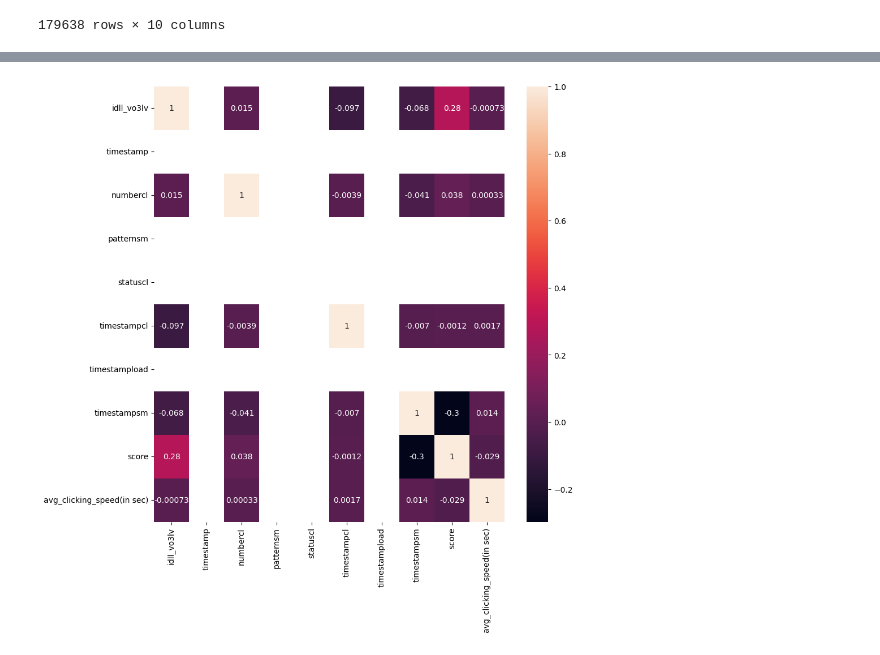
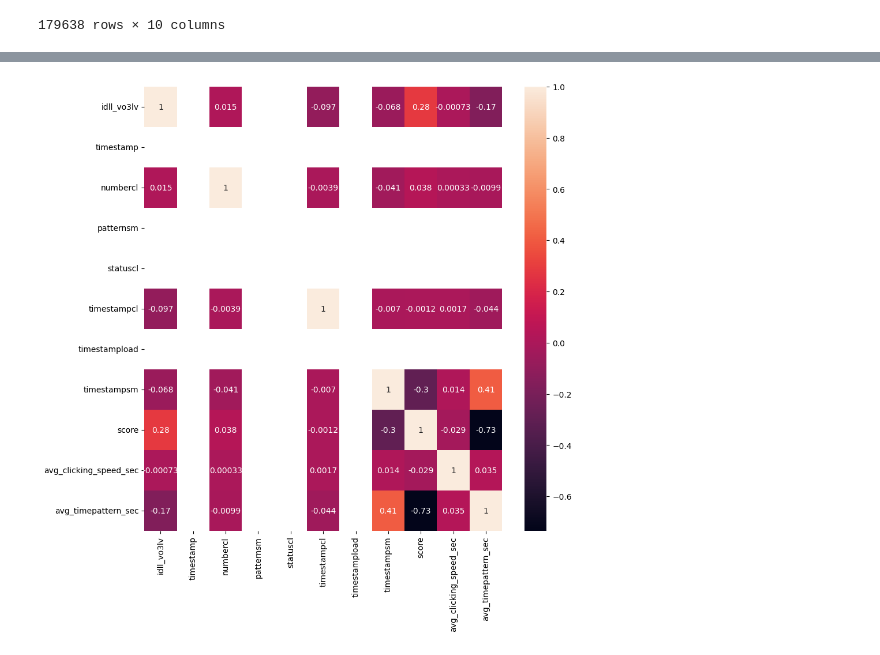
Before and after one commit to MarjoleinvdE/1-4-5, a Jupyter notebook: data/timestrat.ipynb, the cells around one changed output, grey strips where cells are left out. Cells and saved outputs as stored; diff of their text form; code cells hidden in the pictures.

```diff
--- a/data/timestrat.ipynb
+++ b/data/timestrat.ipynb
@@ -122,7 +122,7 @@ selected_columns
 # %%
 # Calculate the average clicking speed for each 'idll_vo3lv'
 avg_clicking_speed = selected_columns.groupby('idll_vo3lv')['time_diff_seconds'].mean().reset_index()
-avg_clicking_speed.rename(columns={'time_diff_seconds': 'avg_clicking_speed(in sec)'}, inplace=True)
+avg_clicking_speed.rename(columns={'time_diff_seconds': 'avg_clicking_speed_sec'}, inplace=True)
 # Display the average clicking speed for each 'idll_vo3lv'
 avg_clicking_speed
 # %% [output]
@@ -158,0 +175,7 @@ df1
+# %%
+# Assuming 'df1' contains your initial data
+average_timestampsm = df1.explode('timestampsm').groupby('idll_vo3lv')['timestampsm'].mean()
+average_timestampsm = pd.DataFrame(average_timestampsm).reset_index()
+# Assuming 'average_timestampsm' is your DataFrame
+average_timestampsm = average_timestampsm.rename(columns={'timestampsm': 'avg_timepattern'})
+average_timestampsm
@@ -158,0 +196,8 @@ df1
+# %%
+# Convert milliseconds to seconds in the 'timestampsm' column and create a new column 'avg_timepattern_sec'
+average_timestampsm['avg_timepattern_sec'] = average_timestampsm['avg_timepattern'] / 1000
+
+# Drop the original 'timestampsm' column
+average_timestampsm.drop(columns=['avg_timepattern'], inplace=True)
+df1 = df1.merge(average_timestampsm, on='idll_vo3lv')
+df1
@@ -159,12 +218,12 @@ df1
 # %%
 # Convert the DataFrame to numeric
-df1 = df1.apply(pd.to_numeric, errors='coerce')
+df2 = df1.apply(pd.to_numeric, errors='coerce')
 
 # Get correlation
-correlation = df1.corr()
+correlation = df2.corr()
 
 plt.figure(figsize=(10, 10)) # Set figure size
 sns.heatmap(correlation, annot=True) # Plot heatmap with correlation values
 plt.show()
 # %% [output]
-[figure, old version]
+[figure, new version]
```
Also changed, not shown: parts of 4 cells of this notebook.
